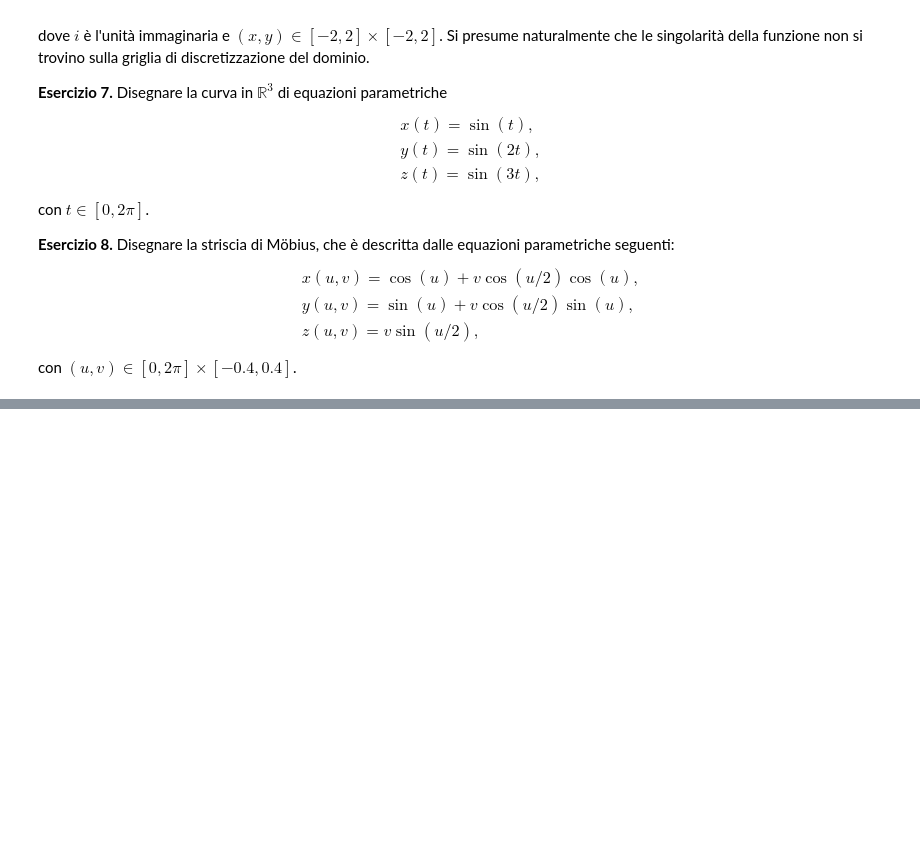
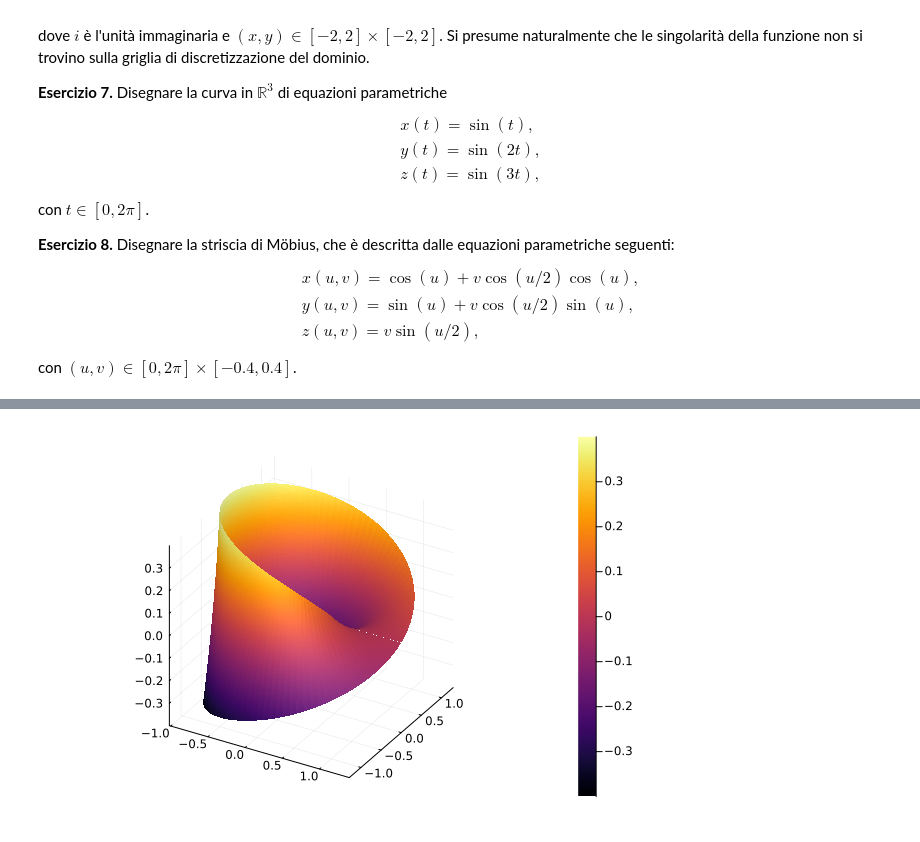
Before and after one commit to PFesta-unipi/PFesta-unipi.github.io, a Jupyter notebook: 10-grafica3d.ipynb, the cells around one changed output, grey strips where cells are left out. Cells and saved outputs as stored; diff of their text form; code cells hidden in the pictures; blank space fills up the shorter version.

```diff
--- a/10-grafica3d.ipynb
+++ b/10-grafica3d.ipynb
@@ -275,0 +290,15 @@ con $(u,v)\in [0,2\pi]\times [-0.4,0.4]$.
+# %%
+j1(u,v)=cos(u)+v*cos(0.5*u)*cos(u)
+j2(u,v)=sin(u)+v*cos(0.5*u)*sin(u)
+j3(u,v)=v*sin(0.5u)
+
+u_vals=range(0.0, 6.28, length=100)
+v_vals=range(-0.4, 0.4, length=100)
+
+M1=[j1(u,v) for u in u_vals, v in v_vals]
+M2=[j2(u,v) for u in u_vals, v in v_vals]
+M3=[j3(u,v) for u in u_vals, v in v_vals]
+
+surface(M1, M2, M3)
+# %% [output]
+[figure, added]
```
Also changed, not shown: parts of 4 cells of this notebook.
